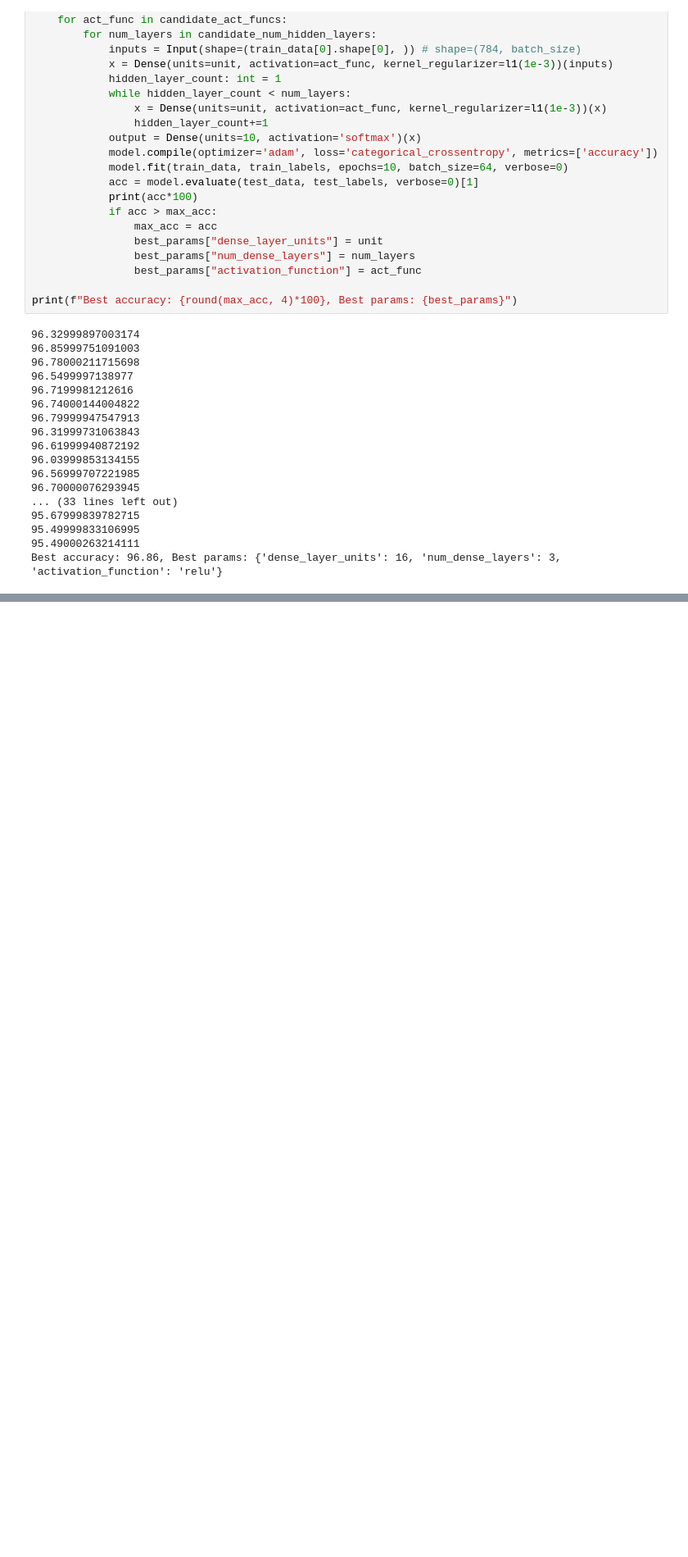
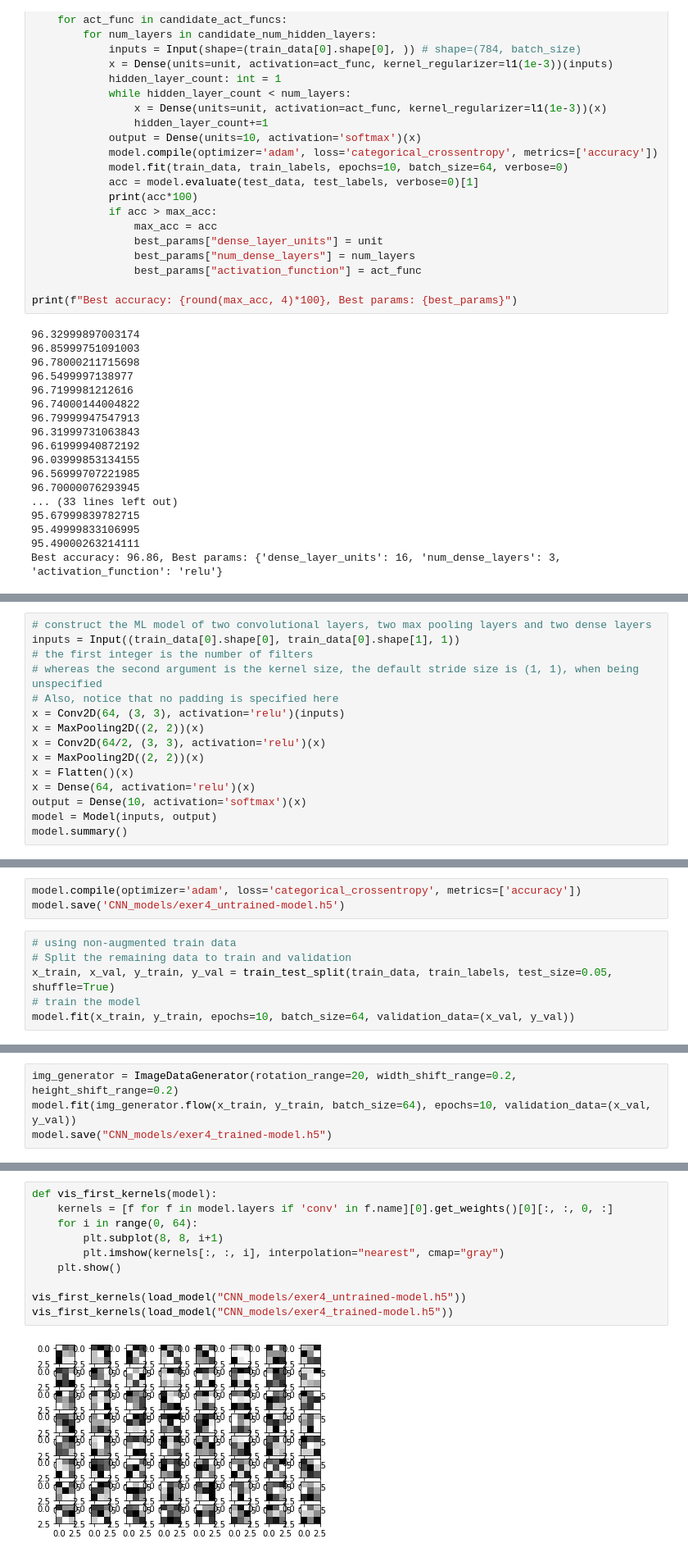
Before and after one commit to Orthologues/DM873-DeepLearning, a Jupyter notebook: exercises3-4.ipynb, the cells around one changed output, grey strips where cells are left out. Shown: that part at 82% size. Saved outputs shown, nothing was run; the diff lists cells and outputs as text; blank space fills up the shorter version.

```diff
--- a/exercises3-4.ipynb
+++ b/exercises3-4.ipynb
@@ -249,0 +288,15 @@ Best accuracy: 96.86, Best params: {'dense_layer_units': 16, 'num_dense_layers':
+# %%
+# construct the ML model of two convolutional layers, two max pooling layers and two dense layers
+inputs = Input((train_data[0].shape[0], train_data[0].shape[1], 1))
+# the first integer is the number of filters
+# whereas the second argument is the kernel size, the default stride size is (1, 1), when being unspecified
+# Also, notice that no padding is specified here
+x = Conv2D(64, (3, 3), activation='relu')(inputs)
+x = MaxPooling2D((2, 2))(x)
+x = Conv2D(64/2, (3, 3), activation='relu')(x)
+x = MaxPooling2D((2, 2))(x)
+x = Flatten()(x)
+x = Dense(64, activation='relu')(x)
+output = Dense(10, activation='softmax')(x)
+model = Model(inputs, output)
+model.summary()
@@ -249,0 +324,9 @@ Best accuracy: 96.86, Best params: {'dense_layer_units': 16, 'num_dense_layers':
+# %%
+model.compile(optimizer='adam', loss='categorical_crossentropy', metrics=['accuracy'])
+model.save('CNN_models/exer4_untrained-model.h5')
+# %%
+# using non-augmented train data
+# Split the remaining data to train and validation
+x_train, x_val, y_train, y_val = train_test_split(train_data, train_labels, test_size=0.05, shuffle=True)
+# train the model
+model.fit(x_train, y_train, epochs=10, batch_size=64, validation_data=(x_val, y_val))
@@ -249,0 +359,4 @@ Best accuracy: 96.86, Best params: {'dense_layer_units': 16, 'num_dense_layers':
+# %%
+img_generator = ImageDataGenerator(rotation_range=20, width_shift_range=0.2, height_shift_range=0.2)
+model.fit(img_generator.flow(x_train, y_train, batch_size=64), epochs=10, validation_data=(x_val, y_val))
+model.save("CNN_models/exer4_trained-model.h5")
@@ -249,0 +416,12 @@ Best accuracy: 96.86, Best params: {'dense_layer_units': 16, 'num_dense_layers':
+# %%
+def vis_first_kernels(model):
+    kernels = [f for f in model.layers if 'conv' in f.name][0].get_weights()[0][:, :, 0, :]
+    for i in range(0, 64):
+        plt.subplot(8, 8, i+1)
+        plt.imshow(kernels[:, :, i], interpolation="nearest", cmap="gray")
+    plt.show()
+
+vis_first_kernels(load_model("CNN_models/exer4_untrained-model.h5"))
+vis_first_kernels(load_model("CNN_models/exer4_trained-model.h5"))
+# %% [output]
+[figure, added]
```
Also changed, not shown: parts of 21 cells of this notebook, 2 other files.
